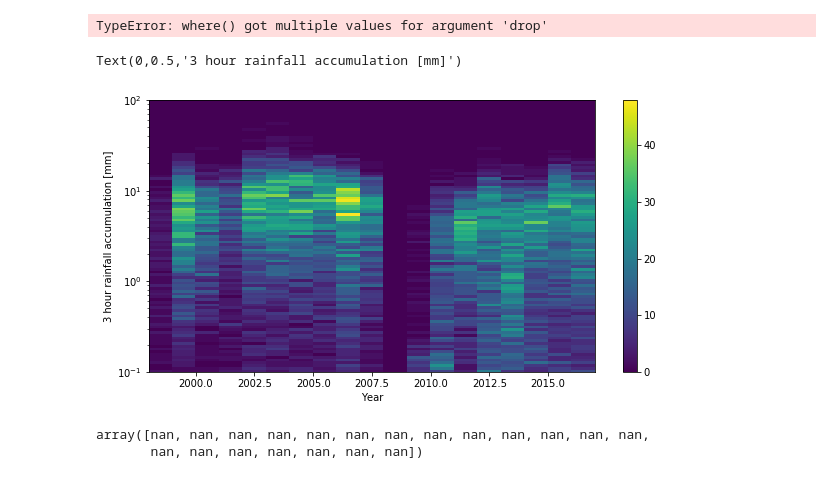
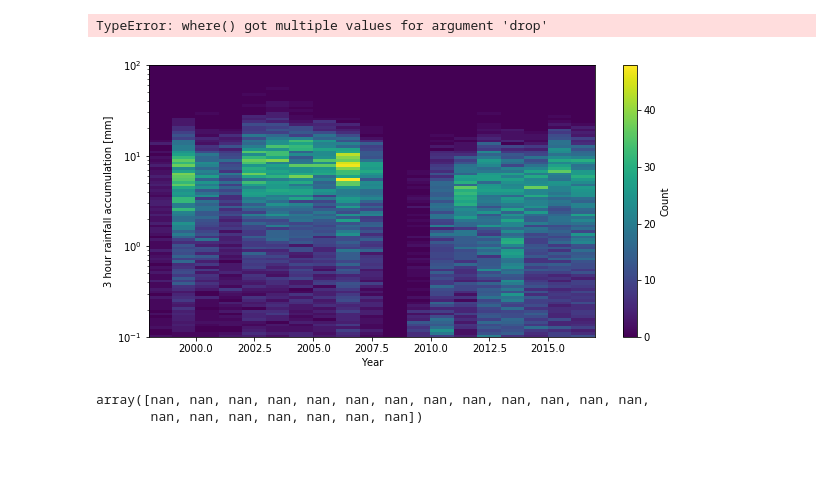
Before and after one commit to rcjackson/various_notebooks, a Jupyter notebook: Ophelia_collaboration.ipynb, the cells around one changed output. Cells and saved outputs as stored; diff of their text form; code cells hidden in the pictures.

```diff
--- a/Ophelia_collaboration.ipynb
+++ b/Ophelia_collaboration.ipynb
@@ -560,14 +560,14 @@ for i in range(len(year_bins)):
 # %%
 x, y = np.meshgrid(year_bins, my_bins)
 fig, ax = plt.subplots(1, 1, figsize=(10,5))
 mesh= ax.pcolormesh(x, y,my_hist)
-plt.colorbar(mesh, ax=ax)
+plt.colorbar(mesh, ax=ax, label='Count')
 ax.set_yscale('log')
 ax.set_xlabel('Year')
 ax.set_ylabel('3 hour rainfall accumulation [mm]')
+fig.savefig('pdf_with_time.png', dpi=300)
 # %% [output]
-Text(0,0.5,'3 hour rainfall accumulation [mm]')
-[figure, old version]
+[figure, new version]
 # %%
 my_df['rainfall_rate'].values[300]
 # %% [output]
```
